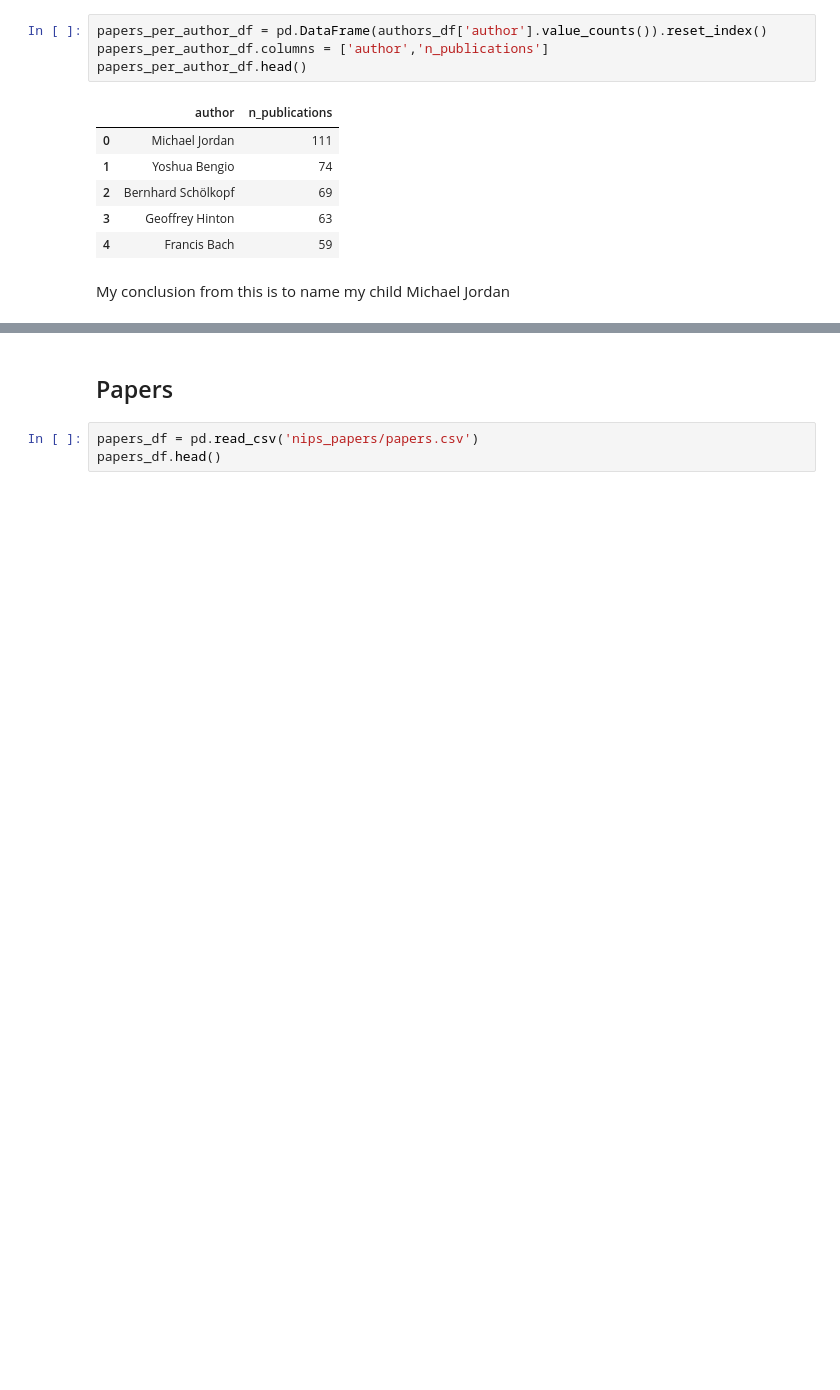
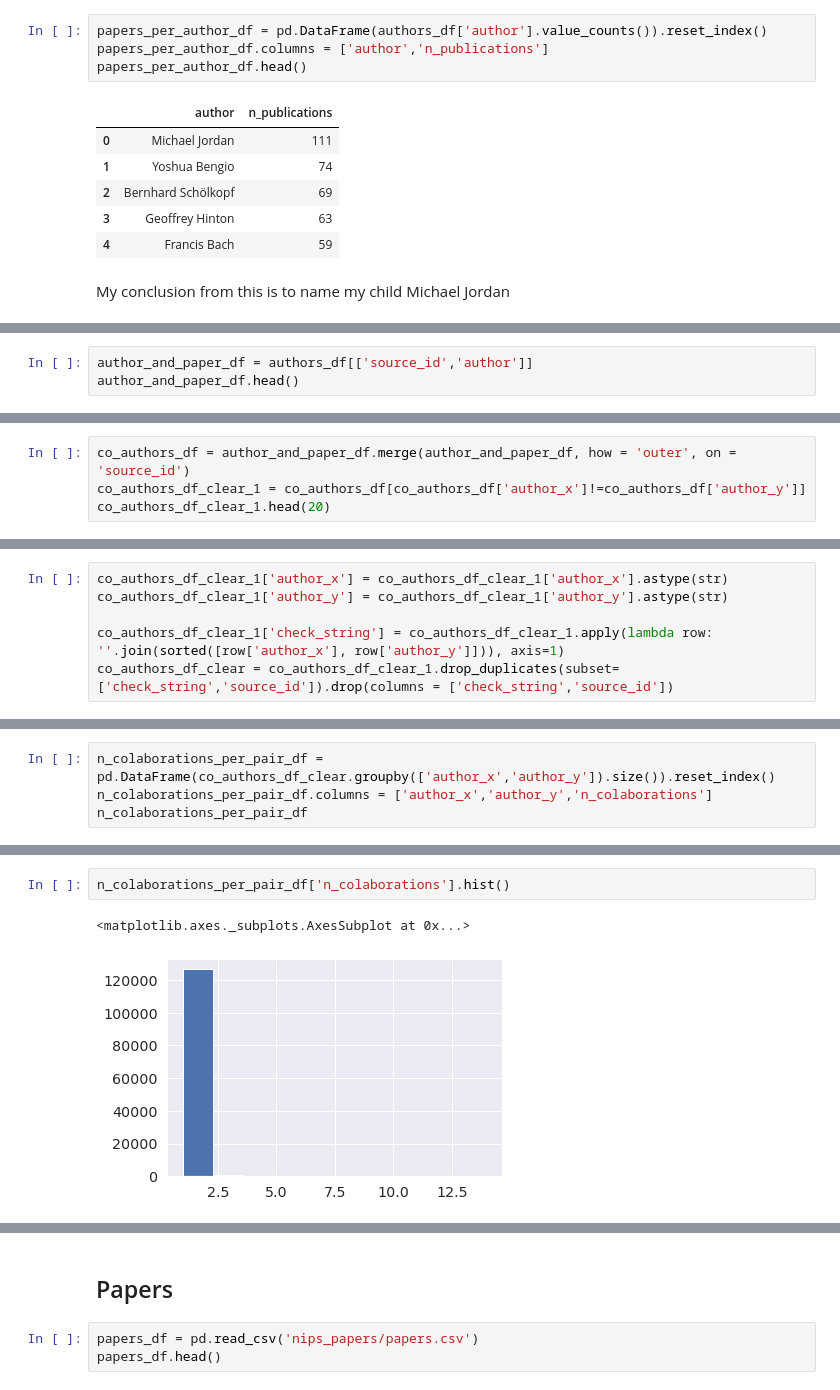
Before and after one commit to meiruv/NIPS-Papers-Analysis, a Jupyter notebook: Nips_Topic_Modelling.ipynb, the cells around one changed output, grey strips where cells are left out. Cells and saved outputs as stored; diff of their text form; blank space fills up the shorter version.

```diff
--- a/Nips_Topic_Modelling.ipynb
+++ b/Nips_Topic_Modelling.ipynb
@@ -152,0 +215,3 @@ Draw a graph from this data. the most basic way will be to draw an edge between
+# %%
+author_and_paper_df = authors_df[['source_id','author']]
+author_and_paper_df.head()
@@ -152,0 +225,4 @@ Draw a graph from this data. the most basic way will be to draw an edge between
+# %%
+co_authors_df = author_and_paper_df.merge(author_and_paper_df, how = 'outer', on = 'source_id')
+co_authors_df_clear_1 = co_authors_df[co_authors_df['author_x']!=co_authors_df['author_y']]
+co_authors_df_clear_1.head(20)
@@ -152,0 +247,6 @@ Draw a graph from this data. the most basic way will be to draw an edge between
+# %%
+co_authors_df_clear_1['author_x'] = co_authors_df_clear_1['author_x'].astype(str)
+co_authors_df_clear_1['author_y'] = co_authors_df_clear_1['author_y'].astype(str)
+
+co_authors_df_clear_1['check_string'] = co_authors_df_clear_1.apply(lambda row: ''.join(sorted([row['author_x'], row['author_y']])), axis=1)
+co_authors_df_clear = co_authors_df_clear_1.drop_duplicates(subset=['check_string','source_id']).drop(columns = ['check_string','source_id'])
@@ -152,0 +301,4 @@ Draw a graph from this data. the most basic way will be to draw an edge between
+# %%
+n_colaborations_per_pair_df = pd.DataFrame(co_authors_df_clear.groupby(['author_x','author_y']).size()).reset_index()
+n_colaborations_per_pair_df.columns = ['author_x','author_y','n_colaborations']
+n_colaborations_per_pair_df
@@ -152,0 +319,5 @@ Draw a graph from this data. the most basic way will be to draw an edge between
+# %%
+n_colaborations_per_pair_df['n_colaborations'].hist()
+# %% [output]
+<matplotlib.axes._subplots.AxesSubplot at 0x...>
+[figure, added]
```
Also changed, not shown: parts of 25 cells of this notebook.
